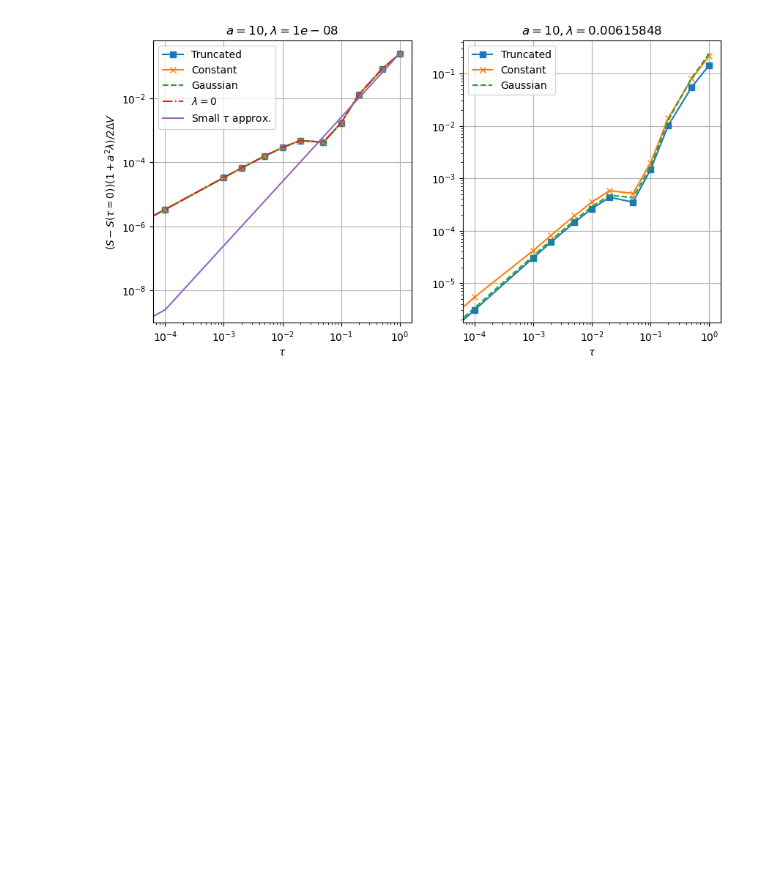
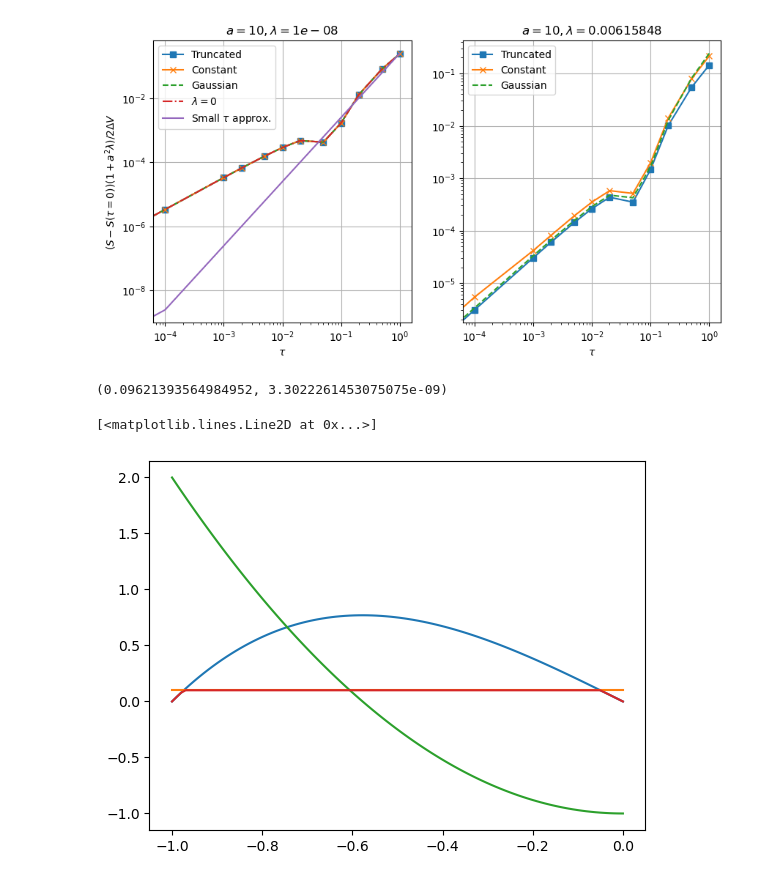
Before and after one commit to larstors/Internship, a Jupyter notebook: numerics/output.ipynb, the cells around one changed output. Drawn from its saved outputs; the diff is of its cells as text; code cells hidden in the pictures; blank space fills up the shorter version.

```diff
--- a/numerics/output.ipynb
+++ b/numerics/output.ipynb
@@ -1303,3 +1387,49 @@ ax[1].set_yscale("log")
 plt.savefig("tau_evolution.pdf", dpi=500, bbox_inches="tight")
 # %% [output]
 [figure]
+# %%
+ar = [S_le0[0], S_le[0], S_le2[0], S_le3[0], S_le4[0], S_le5[0]]
+ta = [0, 1e-3, 1e-2, 1e-1, 1e0, 1e1]
+
+import scipy.integrate as integrate
+
+q0 = -1
+qf = 0
+D = 1
+a = 10
+def V(q):
+    return q** 4 / 4 - q ** 2 / 2
+
+def dV(q):
+    return q ** 3 - q
+
+def ddV(q):
+    return 3 * q ** 2 - 1
+
+
+def f(q):
+    x = 2 * dV(q) / D
+
+    factor = min(x, 1/a)
+
+    return  factor
+
+
+I = integrate.quad(f, q0, qf)
+
+print(I)
+
+q = np.linspace(q0, qf, 100)
+
+e = []
+for i in q:
+    e.append(f(i))
+
+plt.plot(q, dV(q) * 2)
+plt.plot(q, np.ones_like(q) * 1/a)
+plt.plot(q, ddV(q))
+plt.plot(q, e)
+# %% [output]
+(0.09621393564984952, 3.3022261453075075e-09)
+[<matplotlib.lines.Line2D at 0x...>]
+[figure, added]
```
Also changed, not shown: parts of 3 cells of this notebook, 1 other file.
